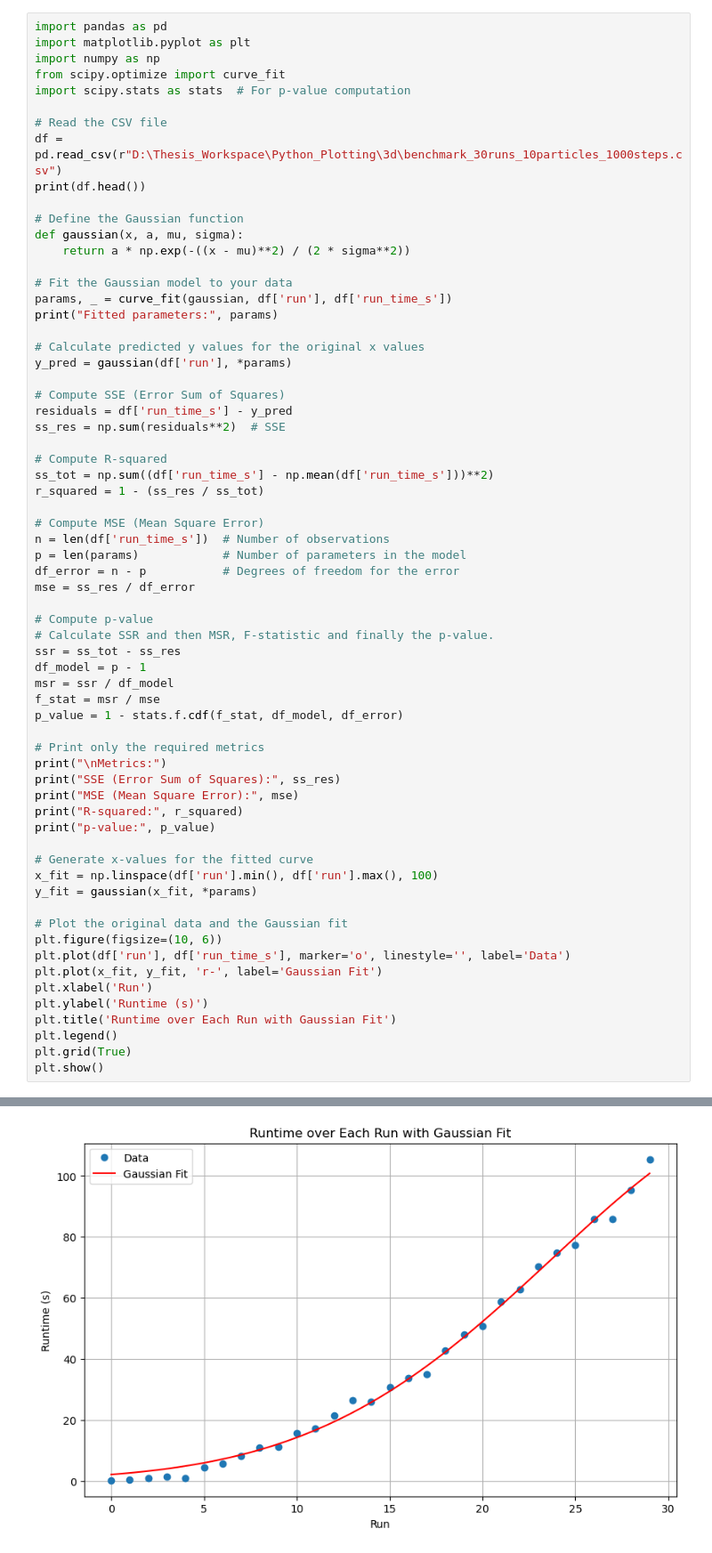
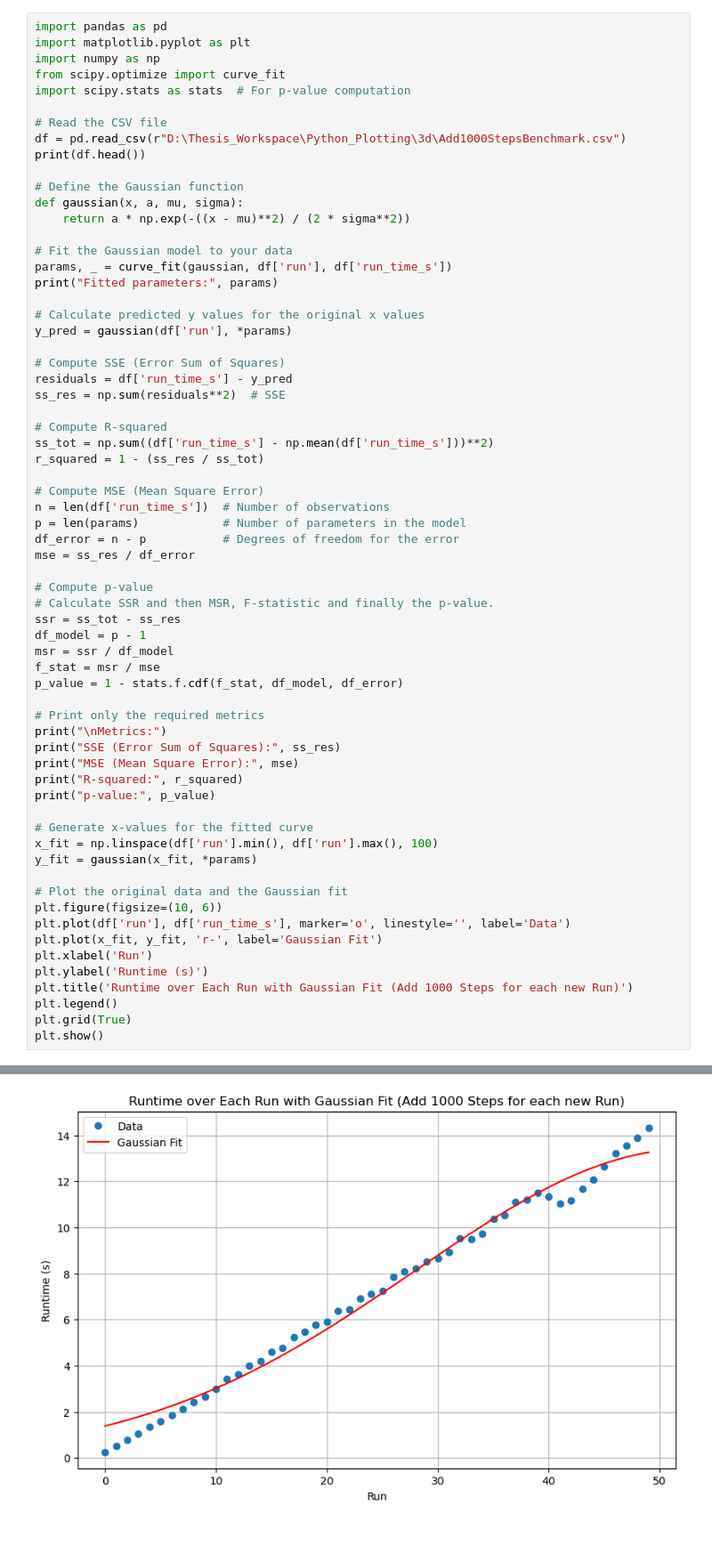
Before and after one commit to clarinGCneal/Thesis_Simulation, a Jupyter notebook: Python_Plotting/3d/2.ipynb, the cells around one changed output, grey strips where cells are left out. Shown at 89% size. Saved outputs shown, nothing was run; the diff lists cells and outputs as text.

```diff
--- a/Python_Plotting/3d/2.ipynb
+++ b/Python_Plotting/3d/2.ipynb
@@ -164,7 +164,7 @@ from scipy.optimize import curve_fit
 import scipy.stats as stats  # For p-value computation
 
 # Read the CSV file
-df = pd.read_csv(r"D:\Thesis_Workspace\Python_Plotting\3d\benchmark_30runs_10particles_1000steps.csv")
+df = pd.read_csv(r"D:\Thesis_Workspace\Python_Plotting\3d\Add1000StepsBenchmark.csv")
 print(df.head())
 
 # Define the Gaussian function
@@ -217,7 +217,7 @@ plt.plot(df['run'], df['run_time_s'], marker='o', linestyle='', label='Data')
 plt.plot(x_fit, y_fit, 'r-', label='Gaussian Fit')
 plt.xlabel('Run')
 plt.ylabel('Runtime (s)')
-plt.title('Runtime over Each Run with Gaussian Fit')
+plt.title('Runtime over Each Run with Gaussian Fit (Add 1000 Steps for each new Run)')
 plt.legend()
 plt.grid(True)
 plt.show()
@@ -237,5 +237,5 @@ R-squared: 0.9955855027648532
 p-value: 1.1102230246251565e-16
-[figure, old version]
+[figure, new version]
 # %%
 import pandas as pd
 import matplotlib.pyplot as plt
```
Also changed, not shown: parts of 2 cells of this notebook, 5 other files.
